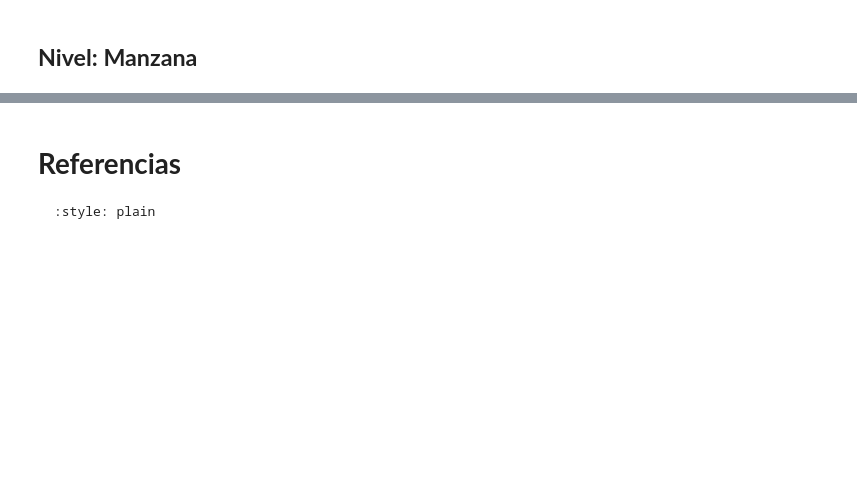
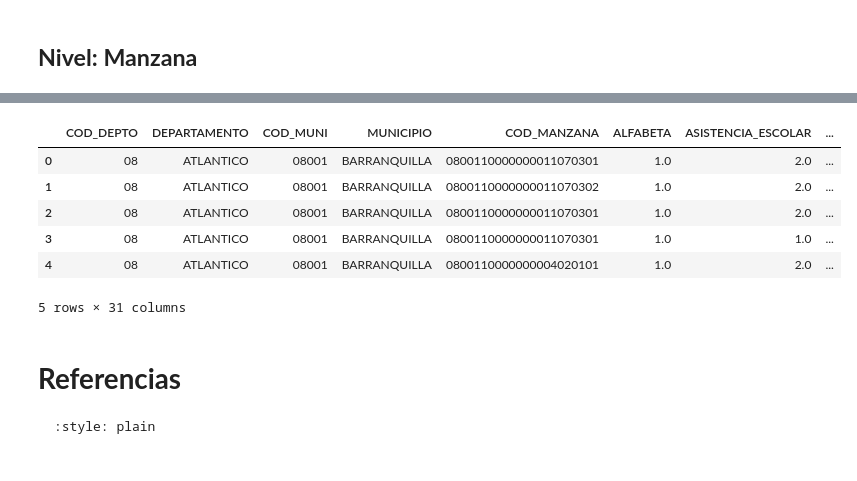
Before and after one commit to CIDEACC/datos_externos_convocatoria38, a Jupyter notebook: _sources/raw_to_processed.ipynb, the cells around one changed output, grey strips where cells are left out. Saved outputs shown, nothing was run; the diff lists cells and outputs as text; code cells hidden in the pictures; blank space fills up the shorter version.

```diff
--- a/_sources/raw_to_processed.ipynb
+++ b/_sources/raw_to_processed.ipynb
@@ -130,3 +231,13 @@ data_processed_homicidios.head()
+# %%
+data_processed_censo.head()
+# %% [output]
+|  | COD_DEPTO | DEPARTAMENTO | COD_MUNI | MUNICIPIO | COD_MANZANA | ALFABETA | ASISTENCIA_ESCOLAR | ... |
+| 0 | 08 | ATLANTICO | 08001 | BARRANQUILLA | 0800110000000011070301 | 1.0 | 2.0 | ... |
+| 1 | 08 | ATLANTICO | 08001 | BARRANQUILLA | 0800110000000011070302 | 1.0 | 2.0 | ... |
+| 2 | 08 | ATLANTICO | 08001 | BARRANQUILLA | 0800110000000011070301 | 1.0 | 2.0 | ... |
+| 3 | 08 | ATLANTICO | 08001 | BARRANQUILLA | 0800110000000011070301 | 1.0 | 1.0 | ... |
+| 4 | 08 | ATLANTICO | 08001 | BARRANQUILLA | 0800110000000004020101 | 1.0 | 2.0 | ... |
+5 rows × 31 columns
 # %% [markdown]
 
 
```
Also changed, not shown: parts of 23 cells of this notebook, 26 other files.
